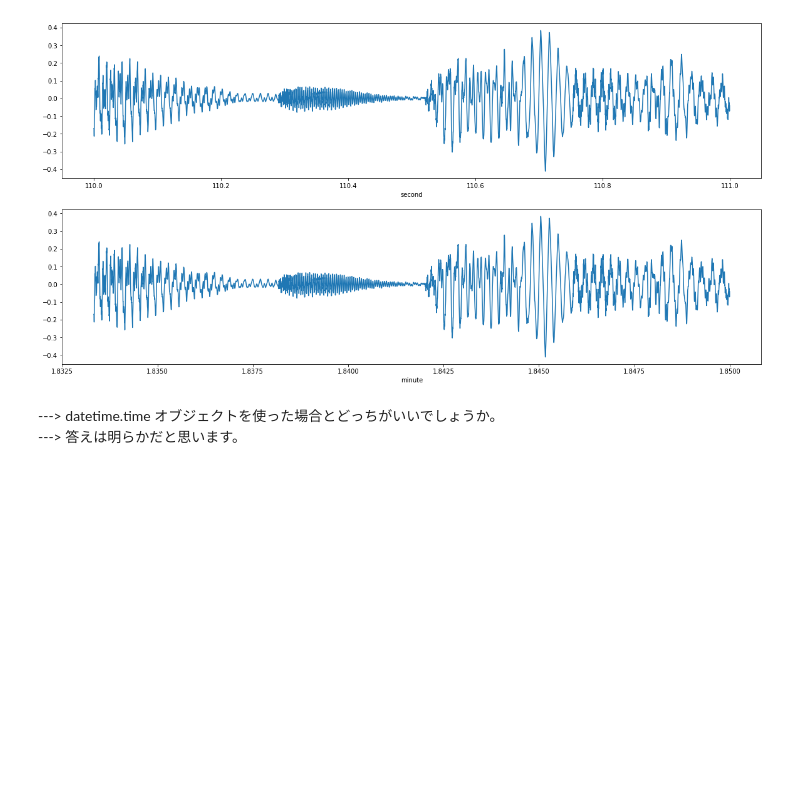
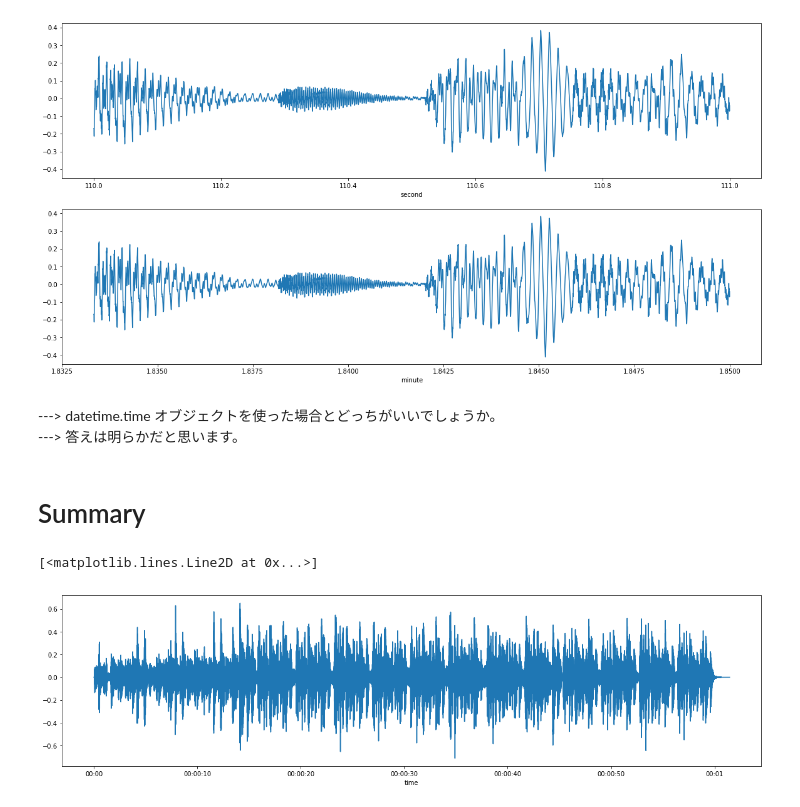
Before and after one commit to fkubota/notebook, a Jupyter notebook: 14_time_obj.ipynb, the cells around one changed output. Drawn from its saved outputs; the diff is of its cells as text; code cells hidden in the pictures; blank space fills up the shorter version.

```diff
--- a/14_time_obj.ipynb
+++ b/14_time_obj.ipynb
@@ -234,3 +241,21 @@ Text(0.5, 0, 'minute')
 # %% [markdown]
 ---> datetime.time オブジェクトを使った場合とどっちがいいでしょうか。
 ---> 答えは明らかだと思います。
+# %% [markdown]
+# Summary
+# %%
+# load data
+filename = librosa.util.example_audio_file()
+data, sr = librosa.load(filename)
+# %%
+# datetime.time オブジェクトの生成
+x_sec  = np.arange(0, len(data))/sr
+x_time = [sec2time(sec) for sec in x_sec]
+x_time = np.array(x_time)
+# %%
+# plot
+plt.figure(figsize=(20, 5))
+plt.plot(x_time, data)
+# %% [output]
+[<matplotlib.lines.Line2D at 0x...>]
+[figure, added]
```
Also changed, not shown: parts of 6 cells of this notebook.
